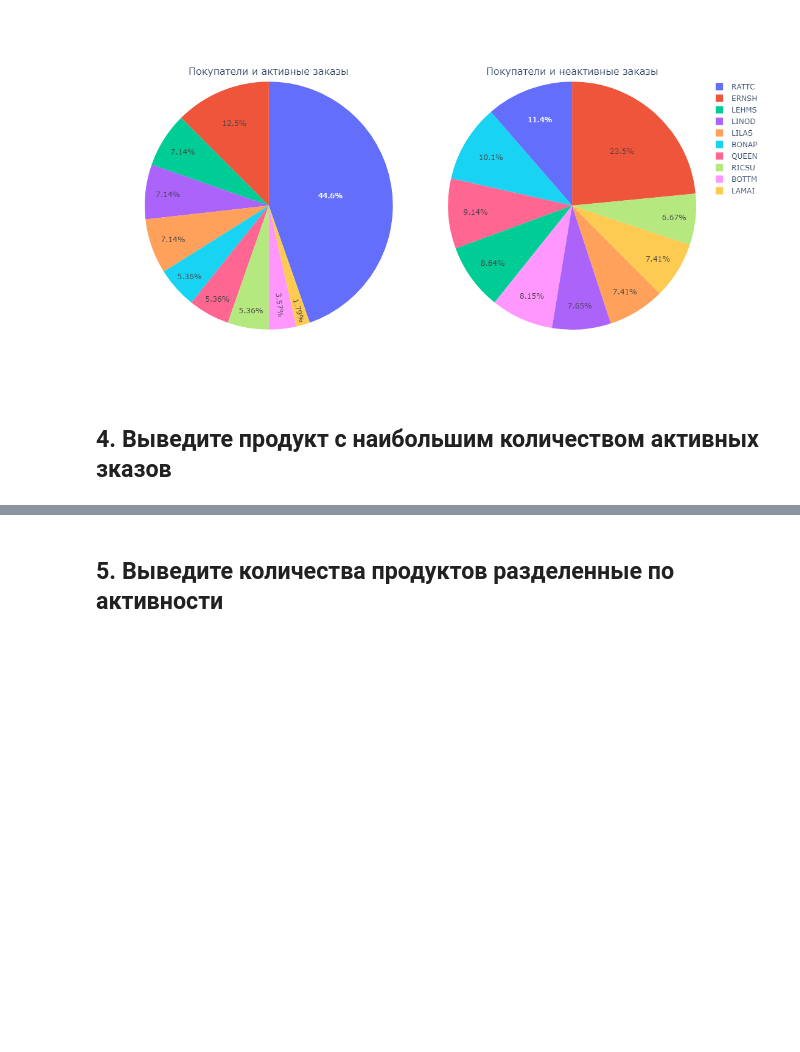
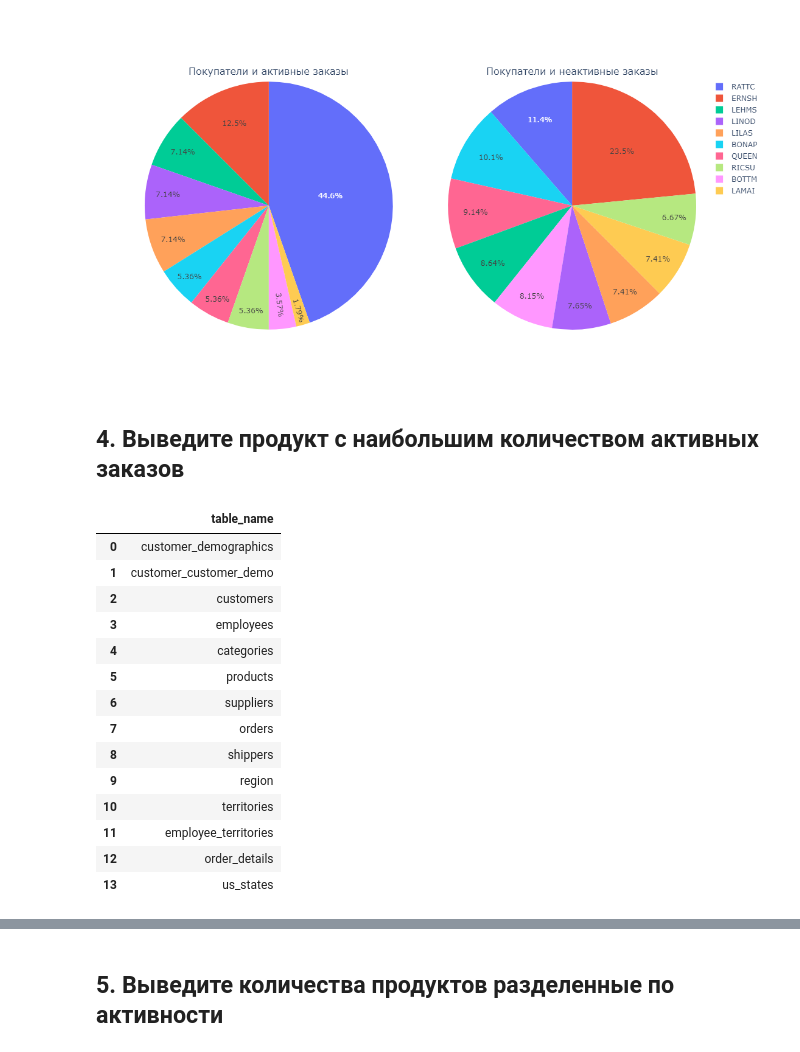
Before and after one commit to gleb-pan/data-analytics-decode, a Jupyter notebook: Python+SQL/Python_code/Submission8.ipynb, the cells around one changed output, grey strips where cells are left out. Saved outputs shown, nothing was run; the diff lists cells and outputs as text; code cells hidden in the pictures; blank space fills up the shorter version.

```diff
--- a/Python+SQL/Python_code/Submission8.ipynb
+++ b/Python+SQL/Python_code/Submission8.ipynb
@@ -182,4 +182,23 @@ iplot(fig)
 # %% [output]
 [figure]
 # %% [markdown]
-## 4. Выведите продукт с наибольшим количеством активных зказов
+## 4. Выведите продукт с наибольшим количеством активных заказов
+# %%
+# проверяю наименование таблиц, спасибо Chat-GPT
+sql_to_pd("SELECT table_name FROM information_schema.tables WHERE table_schema = 'public'")
+# %% [output]
+|  | table_name |
+| 0 | customer_demographics |
+| 1 | customer_customer_demo |
+| 2 | customers |
+| 3 | employees |
+| 4 | categories |
+| 5 | products |
+| 6 | suppliers |
+| 7 | orders |
+| 8 | shippers |
+| 9 | region |
+| 10 | territories |
+| 11 | employee_territories |
+| 12 | order_details |
+| 13 | us_states |
```
Also changed, not shown: parts of 3 cells of this notebook.
